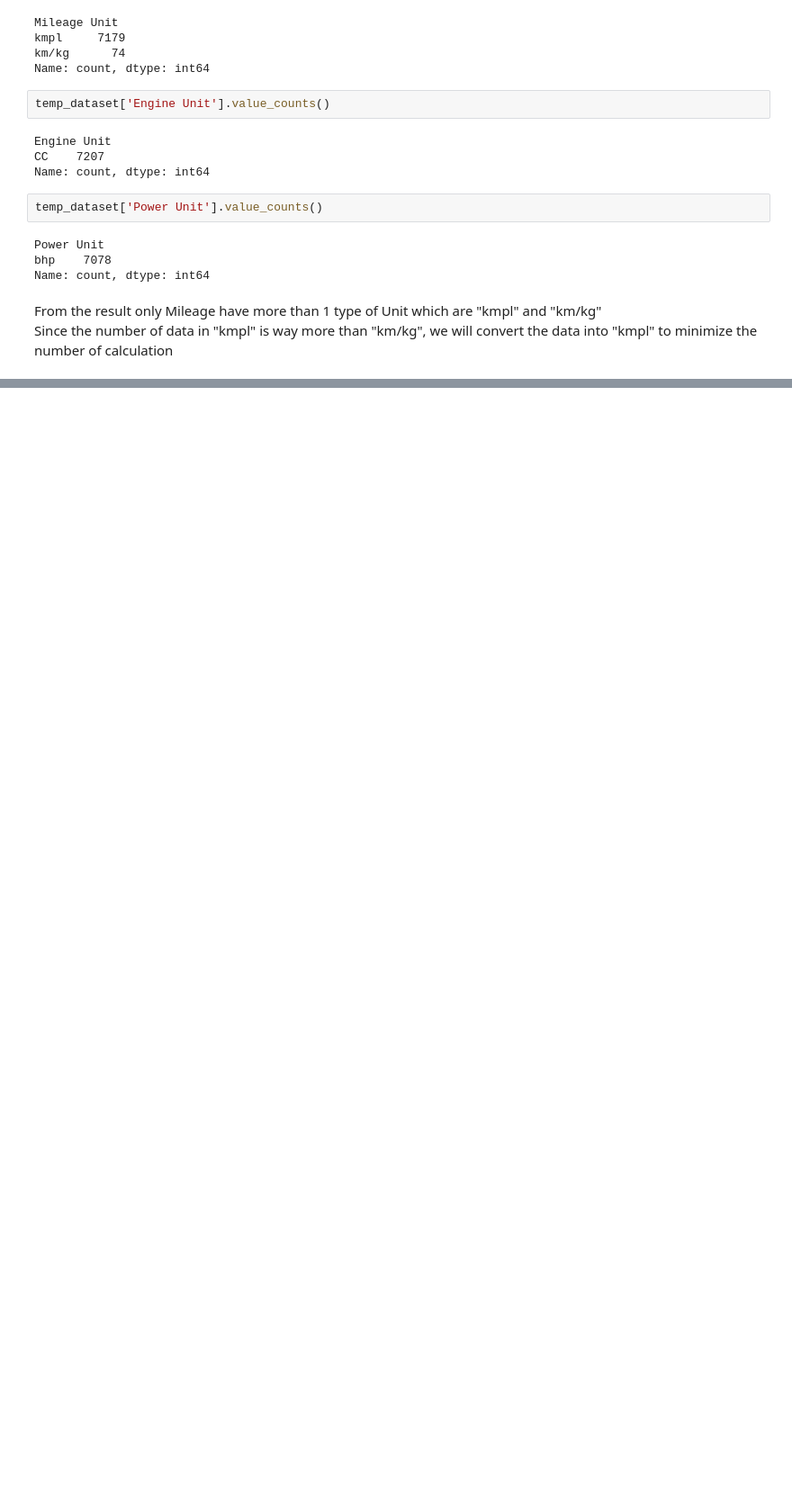
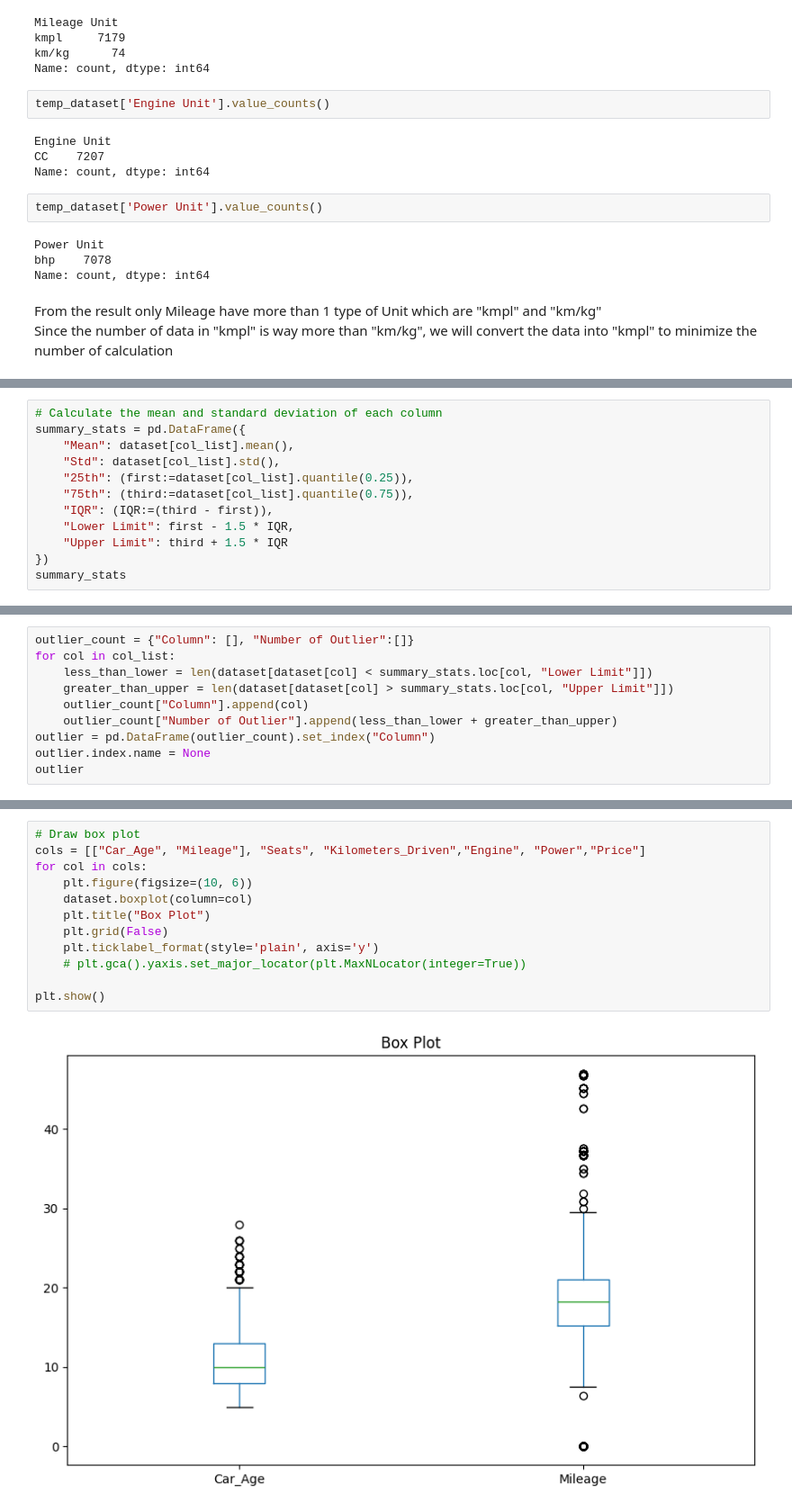
Before and after one commit to Huy1996/CMPE-255, a Jupyter notebook: assignment1.ipynb, the cells around one changed output, grey strips where cells are left out. Shown: that part at 90% size. Saved outputs shown, nothing was run; the diff lists cells and outputs as text; blank space fills up the shorter version.

```diff
--- a/assignment1.ipynb
+++ b/assignment1.ipynb
@@ -234,0 +194,12 @@ for col in col_list:
+# %%
+# Calculate the mean and standard deviation of each column
+summary_stats = pd.DataFrame({
+    "Mean": dataset[col_list].mean(),
+    "Std": dataset[col_list].std(),
+    "25th": (first:=dataset[col_list].quantile(0.25)),
+    "75th": (third:=dataset[col_list].quantile(0.75)),
+    "IQR": (IQR:=(third - first)),
+    "Lower Limit": first - 1.5 * IQR,
+    "Upper Limit": third + 1.5 * IQR
+})
+summary_stats
@@ -234,0 +215,10 @@ for col in col_list:
+# %%
+outlier_count = {"Column": [], "Number of Outlier":[]}
+for col in col_list:
+    less_than_lower = len(dataset[dataset[col] < summary_stats.loc[col, "Lower Limit"]])
+    greater_than_upper = len(dataset[dataset[col] > summary_stats.loc[col, "Upper Limit"]])
+    outlier_count["Column"].append(col)
+    outlier_count["Number of Outlier"].append(less_than_lower + greater_than_upper)
+outlier = pd.DataFrame(outlier_count).set_index("Column")
+outlier.index.name = None
+outlier
@@ -234,0 +234,14 @@ for col in col_list:
+# %%
+# Draw box plot
+cols = [["Car_Age", "Mileage"], "Seats", "Kilometers_Driven","Engine", "Power","Price"]
+for col in cols:
+    plt.figure(figsize=(10, 6))
+    dataset.boxplot(column=col)
+    plt.title("Box Plot")
+    plt.grid(False)
+    plt.ticklabel_format(style='plain', axis='y')
+    # plt.gca().yaxis.set_major_locator(plt.MaxNLocator(integer=True))
+
+plt.show()
+# %% [output]
+[figure, added]
```
Also changed, not shown: parts of 30 cells of this notebook.
